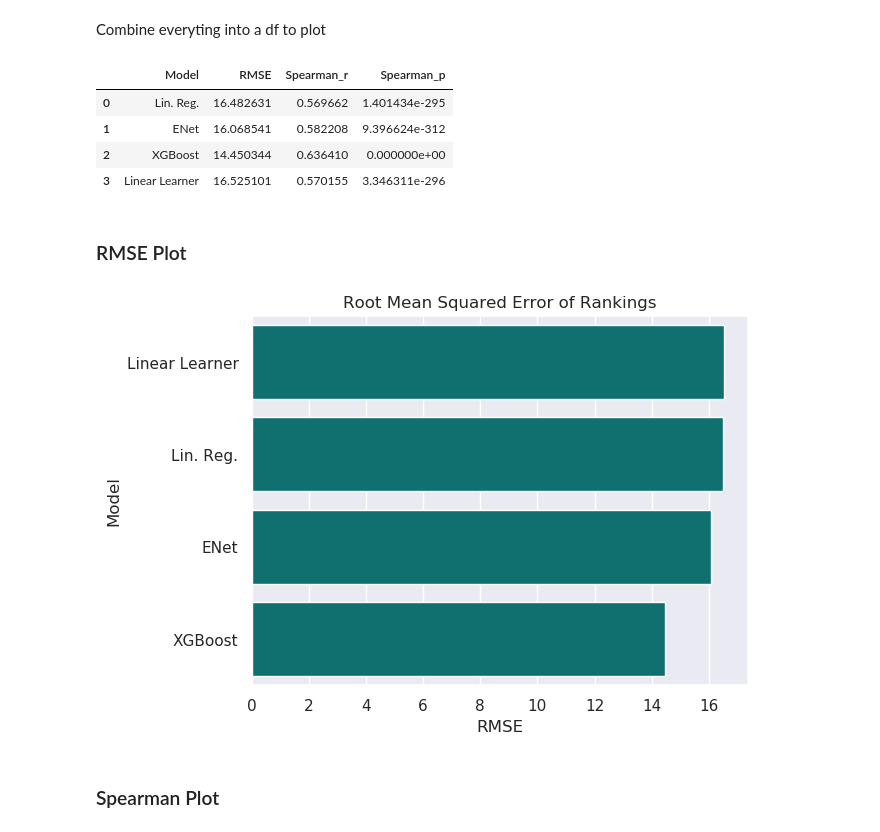
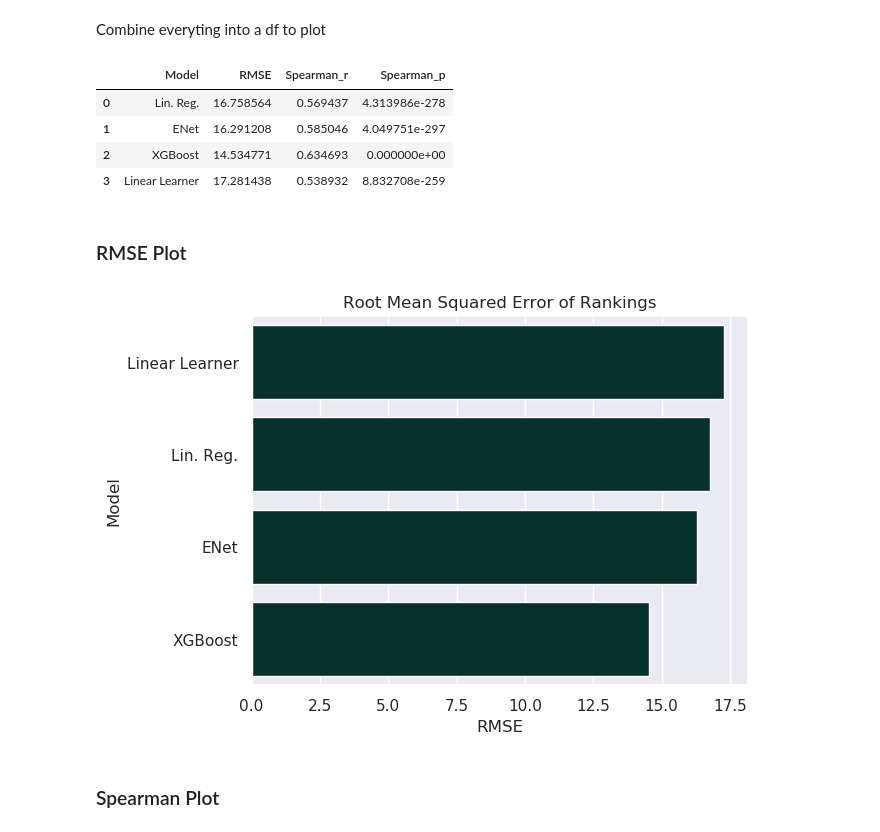
Before and after one commit to hunterblum/CloudFinal-Team1, a Jupyter notebook: Cloud_Team1.ipynb, the cells around one changed output. Cells and saved outputs as stored; diff of their text form; code cells hidden in the pictures.

Commit message:
Scatterplot, graph color, tidying notebook

```diff
--- a/Cloud_Team1.ipynb
+++ b/Cloud_Team1.ipynb
@@ -119,6 +120,9 @@ SELECT * FROM crops.merged_df
 | 4 | Albania | Broad beans and horse beans green | 1991 | 0 | 22300 | 7700 | 1300 | None | 1485.0 | 15.36 | ... |
 # %% [markdown]
 # Exploratory Data Analysis
+# %%
+# Defining consistent graph color for the notebook
+pres_green = "#023831"
 # %%
 ### Save as df to potentially save cost
 statement = """SELECT * FROM {}.{}""".format(
@@ -135,7 +139,7 @@ There are 113454 rows in the data frame and 13 columns
 Since we're using location as a predictor, we'll need to grab the coordinates of each country. There are also regions that we'll need to delete
 # %%
 # Functions to find coordinates
-geolocater = Nominatim(user_agent="geoapiExercise")
+geolocater = Nominatim(user_agent="CloudTeam1", timeout = None)
 def geolocate_lat(area):
     try:
         # Center of country
@@ -1263,20 +1202,20 @@ Results = pd.DataFrame(list(zip(Models, RMSE, rho, p)),
 Results
 # %% [output]
 |  | Model | RMSE | Spearman_r | Spearman_p |
-| 0 | Lin. Reg. | 16.482631 | 0.569662 | 1.401434e-295 |
-| 1 | ENet | 16.068541 | 0.582208 | 9.396624e-312 |
-| 2 | XGBoost | 14.450344 | 0.636410 | 0.000000e+00 |
-| 3 | Linear Learner | 16.525101 | 0.570155 | 3.346311e-296 |
+| 0 | Lin. Reg. | 16.758564 | 0.569437 | 4.313986e-278 |
+| 1 | ENet | 16.291208 | 0.585046 | 4.049751e-297 |
+| 2 | XGBoost | 14.534771 | 0.634693 | 0.000000e+00 |
+| 3 | Linear Learner | 17.281438 | 0.538932 | 8.832708e-259 |
 # %% [markdown]
 ### RMSE Plot
 # %%
 Res_rmse = Results.sort_values(by=['RMSE'], ascending=False)
 
-sns.barplot(y = 'Model', x = 'RMSE', data = Res_rmse, color = 'teal')
+sns.barplot(y = 'Model', x = 'RMSE', data = Res_rmse, color = pres_green)
 plt.title("Root Mean Squared Error of Rankings")
 plt.show()
 # %% [output]
-[figure, old version]
+[figure, new version]
 # %% [markdown]
 ### Spearman Plot
 # %%
```
Also changed, not shown: parts of 40 cells of this notebook, 1 other file.
